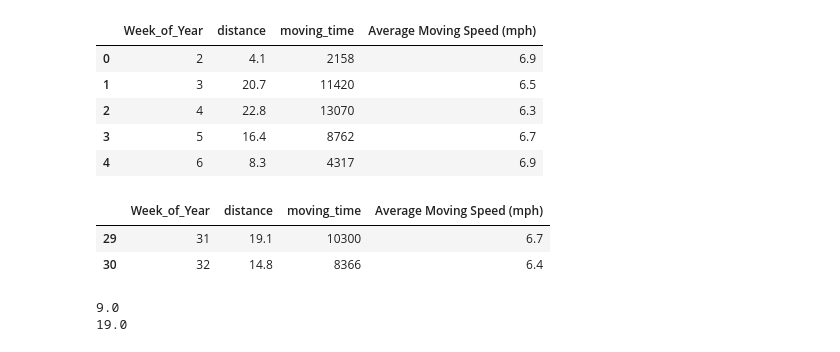
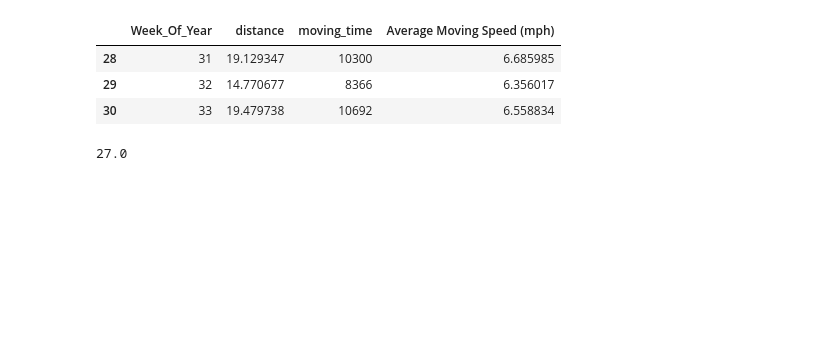
Before and after one commit to jimmyvluong/Strava_API_Fun, a Jupyter notebook: scripts/0_marathon_tracking.ipynb, the cells around one changed output. Cells and saved outputs as stored; diff of their text form; code cells hidden in the pictures; blank space fills up the shorter version.

```diff
--- a/scripts/0_marathon_tracking.ipynb
+++ b/scripts/0_marathon_tracking.ipynb
@@ -137,6 +139,6 @@ activities_copy.head()
 # df['yyyy-mm'] = pd.to_datetime(df['ArrivalDate']).dt.strftime('%Y-%m')
 activities_copy['Month_Year'] = pd.to_datetime(activities_copy['start_date_local']).dt.strftime('%Y-%m')
 # %%
-# https://stackoverflow.com/questions/2600775/how-to-get-Week-number-in-python
-# make a Week_of_Year column
-activities_copy['Week_of_Year'] = pd.to_datetime(activities_copy['start_date_local']).dt.strftime('%U')
+# https://stackoverflow.com/questions/2600775/how-to-get-week-number-in-python
+# make a Week_Of_Year column
+activities_copy['Week_Of_Year'] = pd.to_datetime(activities_copy['start_date_local']).dt.strftime('%U')
@@ -143,3 +147,3 @@ activities_copy['Week_of_Year'] = pd.to_datetime(activities_copy['start_date_loc
 # %%
-# get Weekly mileage and total Weekly moving time
-df_miles_per_week = pd.DataFrame(activities_copy.groupby(['Week_of_Year'])['distance', 'moving_time'].sum().reset_index())
+# get weekly mileage and total weekly moving time
+df_miles_per_week = pd.DataFrame(activities_copy.groupby(['Week_Of_Year'])['distance', 'moving_time'].sum().reset_index())
@@ -167,5 +173,5 @@ def weekly_mileage_target(easy_runs_minutes, long_run_mileage):
     total_weekly_mileage = easy_miles + long_run_mileage
     return total_weekly_mileage
 # %%
-# convert the Week_of_Year column to numeric type so we can filter on it
-df_miles_per_week["Week_of_Year"] = pd.to_numeric(df_miles_per_week["Week_of_Year"])
+# convert the Week_Of_Year column to numeric type so we can filter on it
+df_miles_per_week["Week_Of_Year"] = pd.to_numeric(df_miles_per_week["Week_Of_Year"])
@@ -181,24 +178,13 @@ df_miles_per_week.head()
-# %%
-df_miles_per_week["distance"] = round((df_miles_per_week["distance"]),1)
-df_miles_per_week["Average Moving Speed (mph)"] = round((df_miles_per_week["Average Moving Speed (mph)"]),1)
-
-df_miles_per_week.head()
-# %% [output]
-|  | Week_of_Year | distance | moving_time | Average Moving Speed (mph) |
-| 0 | 2 | 4.1 | 2158 | 6.9 |
-| 1 | 3 | 20.7 | 11420 | 6.5 |
-| 2 | 4 | 22.8 | 13070 | 6.3 |
-| 3 | 5 | 16.4 | 8762 | 6.7 |
-| 4 | 6 | 8.3 | 4317 | 6.9 |
 # %%
 # sort down to marathon training start
-df_marathon = df_miles_per_week.query('Week_of_Year >= 31')
+df_marathon = df_miles_per_week.query("Week_Of_Year >= 31")
 df_marathon.head()
 # calculate difference to targets
 # %% [output]
-|  | Week_of_Year | distance | moving_time | Average Moving Speed (mph) |
-| 29 | 31 | 19.1 | 10300 | 6.7 |
-| 30 | 32 | 14.8 | 8366 | 6.4 |
+|  | Week_Of_Year | distance | moving_time | Average Moving Speed (mph) |
+| 28 | 31 | 19.129347 | 10300 | 6.685985 |
+| 29 | 32 | 14.770677 | 8366 | 6.356017 |
+| 30 | 33 | 19.479738 | 10692 | 6.558834 |
 # %%
 # Make function that calculates weekly mileage targets
 def weekly_mileage_target(easy_runs_minutes, long_run_mileage):
@@ -209,9 +195,8 @@ def weekly_mileage_target(easy_runs_minutes, long_run_mileage):
 # %%
 week_1_goal_mileage = weekly_mileage_target(190, 8)
 week_2_goal_mileage = weekly_mileage_target(190, 10)
+week_3_goal_mileage = weekly_mileage_target(200, 10)
 print(week_1_goal_mileage)
-print(week_2_goal_mileage)
 # %% [output]
-9.0
-19.0
+27.0
 # %%
```
Also changed, not shown: parts of 18 cells of this notebook.
